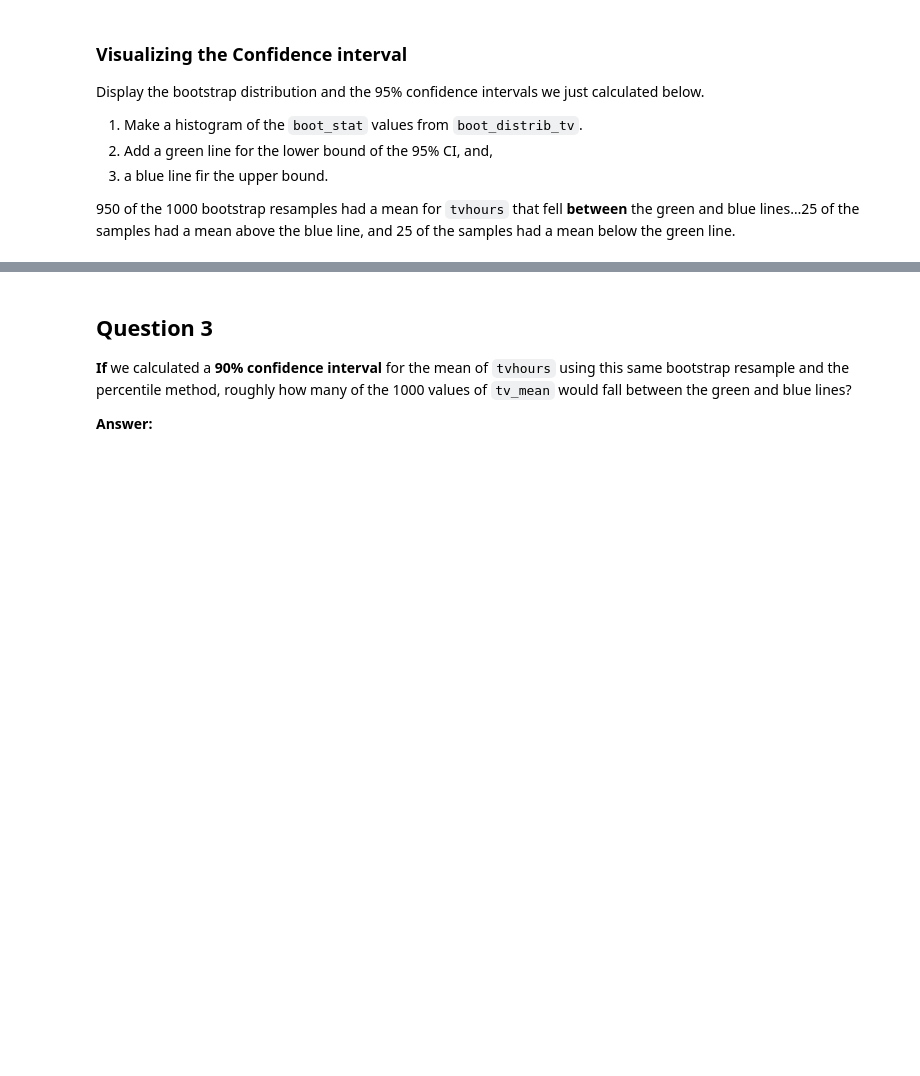
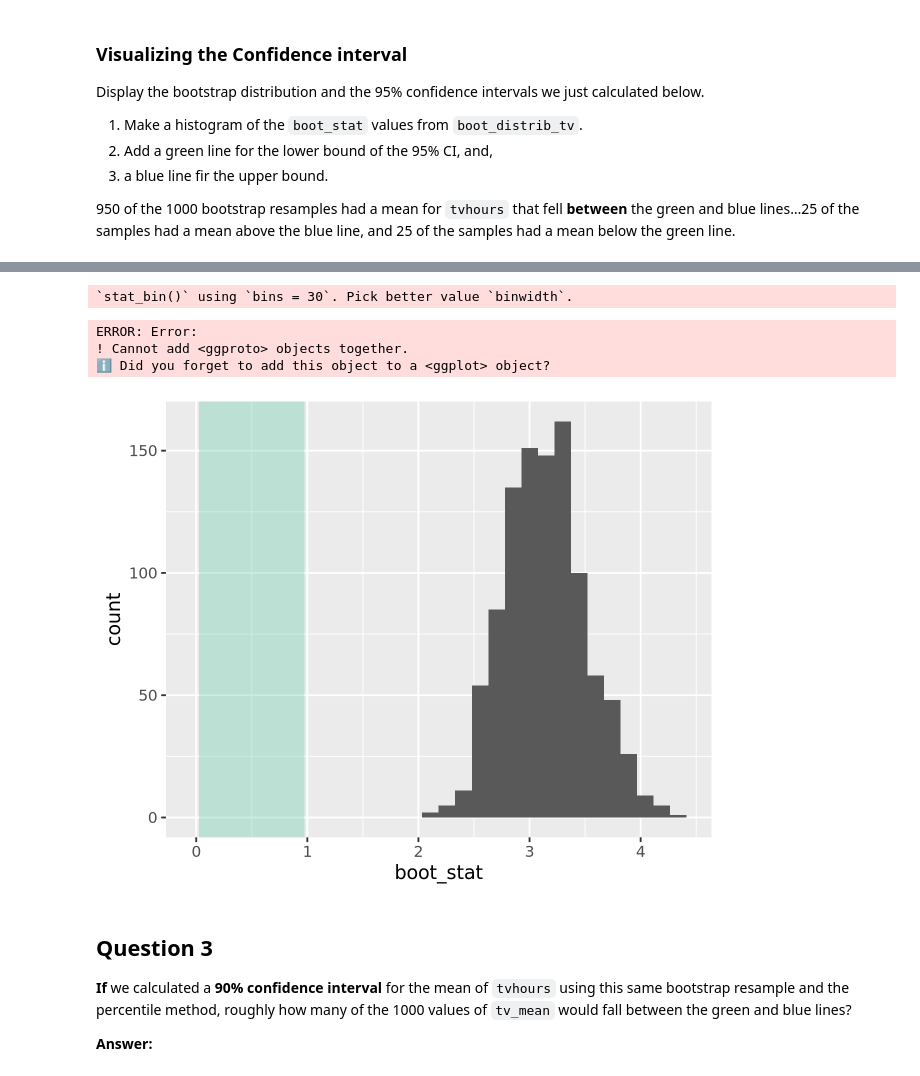
Before and after one commit to kaival1524/a07, a Jupyter notebook: assignment8.ipynb, the cells around one changed output, grey strips where cells are left out. Drawn from its saved outputs; the diff is of its cells as text; code cells hidden in the pictures; blank space fills up the shorter version.

```diff
--- a/assignment8.ipynb
+++ b/assignment8.ipynb
@@ -245,3 +255,16 @@ calculated below.
 950 of the 1000 bootstrap resamples had a mean for `tvhours` that fell **between**
 the green and blue lines…25 of the samples had a mean above the blue
 line, and 25 of the samples had a mean below the green line.
+# %%
+get_percentiles = function(x, q=c(0.025, 0.5, 0.975)) {
+    tibble(value  = quantile(x, q), percentile = q)
+}
+
+percentile_df <- boot_distrib_tv |>
+    reframe(get_percentiles(boot_stat, q = c(0.025, 0.975))) |>
+    tidyr::pivot_wider(
+        names_from = percentile,
+        values_from = value,
+    )
+
+percentile_df
@@ -248,3 +276,36 @@ line, and 25 of the samples had a mean below the green line.
+# %%
+ggplot() +
+    geom_rect(
+        data = percentile_df,
+        aes(xmin = 0.025, xmax = 0.975, ymin = -Inf, ymax = Inf),
+        alpha = 0.35,
+        fill = "MediumAquaMarine"
+    ) +
+    geom_histogram(
+        data = boot_distrib_tv,
+        aes(x = boot_stat)
+    )
+    geom_vline(
+        data = percentile_df,
+        aes(xintercept = 0.025),
+        color = "green"
+    ) +
+    geom_vline(
+        data = percentile_df,
+        aes(xintercept = 0.975),
+        color = "blue"
+    ) +
+    labs(
+        title = "Distrubutions For Bootstrap",
+        x = "Statistic",
+        y = "Count"
+    )
+# %% [output]
+`stat_bin()` using `bins = 30`. Pick better value `binwidth`.
+ERROR: Error:
+! Cannot add <ggproto> objects together.
+ℹ Did you forget to add this object to a <ggplot> object?
+[figure, added]
 # %% [markdown]
 ## Question 3
 
```
Also changed, not shown: parts of 3 cells of this notebook.
